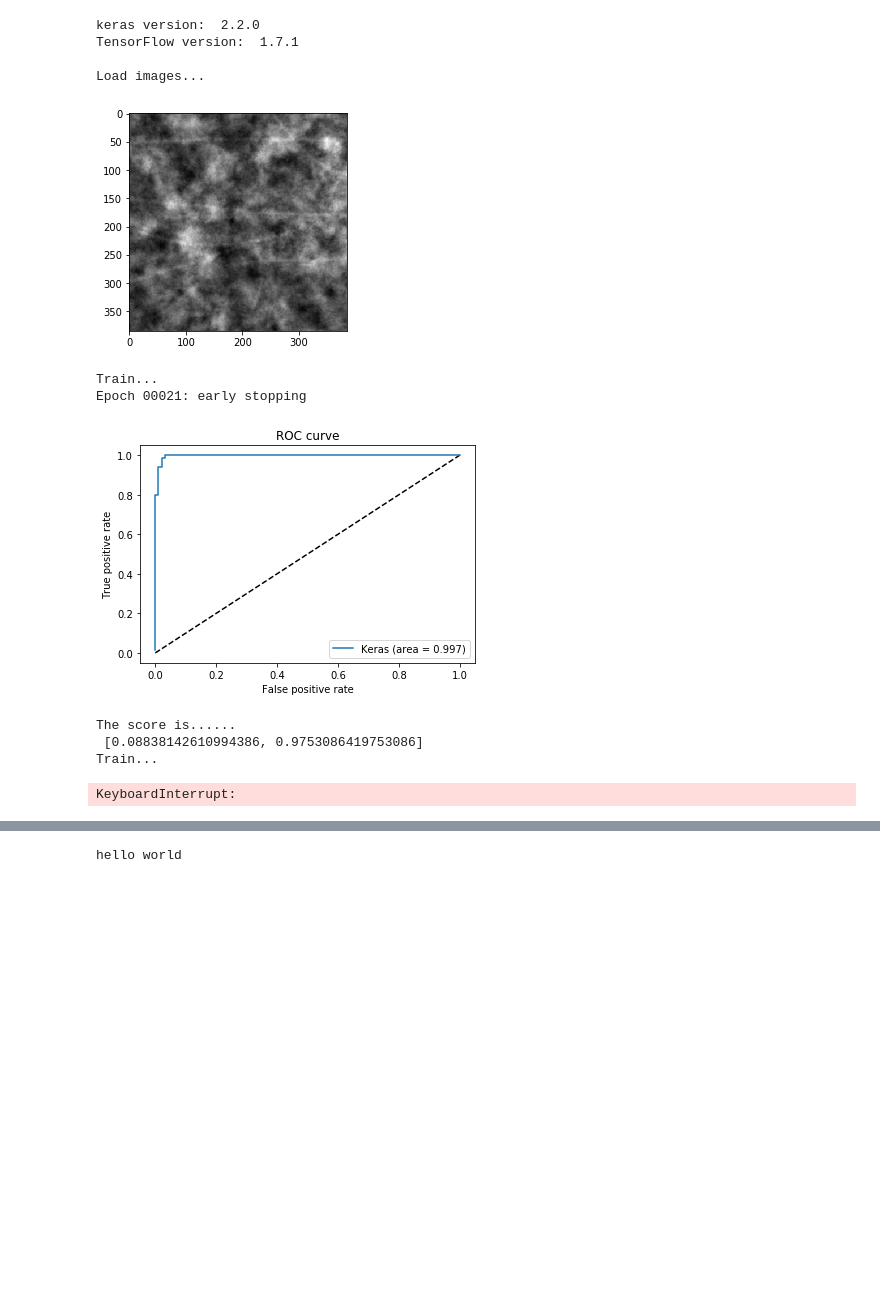
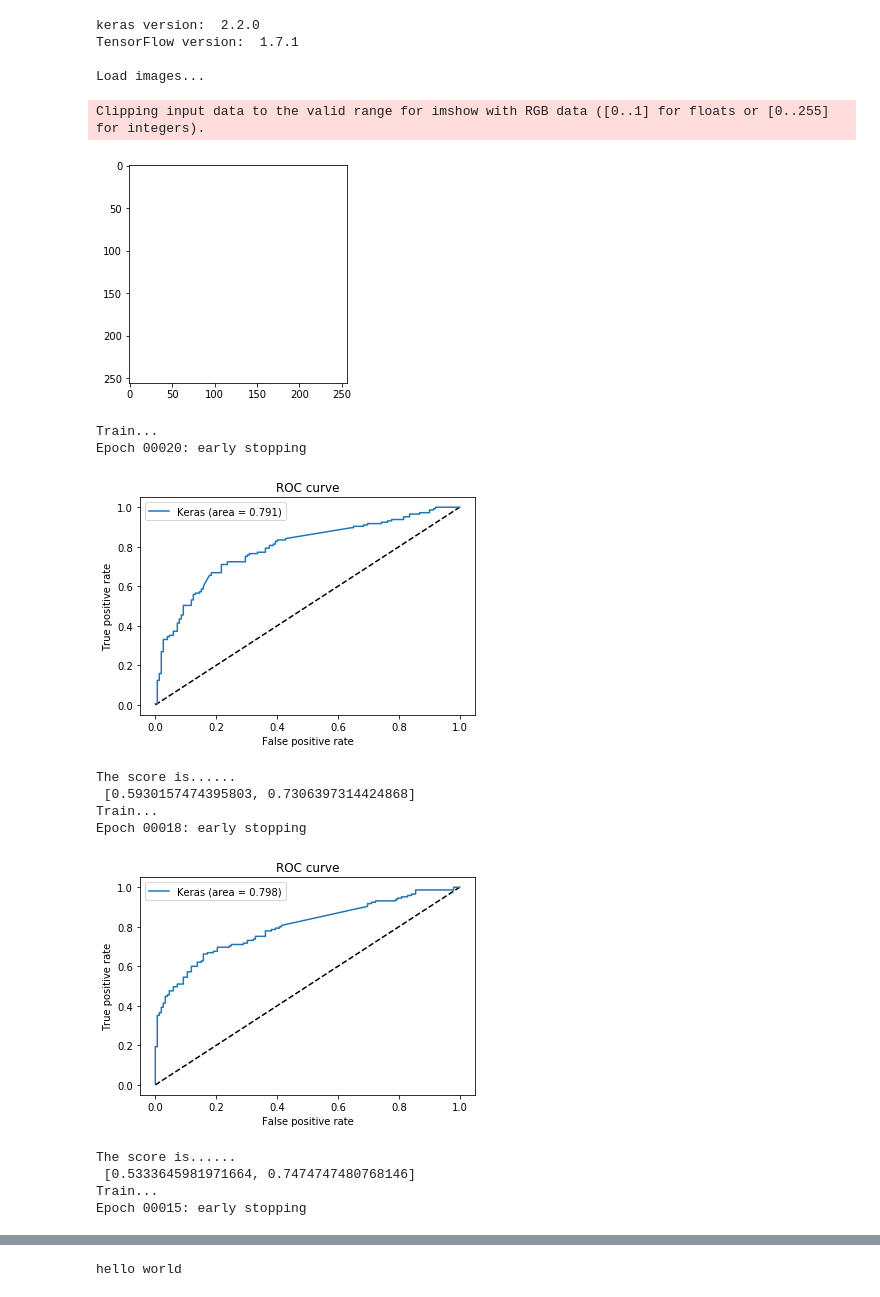
Before and after one commit to Big-Tree/kerasTF, a Jupyter notebook: kerasTransferLearning.ipynb, the cells around one changed output, grey strips where cells are left out. Drawn from its saved outputs; the diff is of its cells as text; code cells hidden in the pictures; blank space fills up the shorter version.

Commit message:
ROC curve for lesions

```diff
--- a/kerasTransferLearning.ipynb
+++ b/kerasTransferLearning.ipynb
@@ -32,17 +32,17 @@ set_session(tf.Session(config=config))
 # Globals
 VERBOSE = 0
 ARCHITECTURE = 0
-NORMALISE = 255
+NORMALISE = 1
 CLASSDIR_0 = '/vol/vssp/cvpwrkspc01/scratch/wm0015/crops256/normal/*'
 CLASSDIR_1 = '/vol/vssp/cvpwrkspc01/scratch/wm0015/crops256/malignant/*'
 # Calcs
-CLASSDIR_0 = '/user/HS204/wm0015/student/allCalcs/0/*'
-CLASSDIR_1 = '/user/HS204/wm0015/student/allCalcs/1/*'
+#CLASSDIR_0 = '/user/HS204/wm0015/student/allCalcs/0/*'
+#CLASSDIR_1 = '/user/HS204/wm0015/student/allCalcs/1/*'
 MODEL_SAVE = '/vol/vssp/cvpwrkspc01/scratch/wm0015/models/best_model.h5'
 BATCH_SIZE = 100
 EPOCHS = 50
 INPUT_SHAPE = [256, 256, 3]
-INPUT_SHAPE = [385, 385, 3]
+#INPUT_SHAPE = [385, 385, 3]
 FOLDS = 5
 PATIENCE = 5
 
@@ -301,38 +301,44 @@ def main():
         auc_keras = auc(fpr_keras, tpr_keras)
         plt.figure(1)
         plt.plot([0, 1], [0, 1], 'k--')
         plt.plot(fpr_keras, tpr_keras, label='Keras (area = {:.3f})'.format(auc_keras))
         plt.xlabel('False positive rate')
         plt.ylabel('True positive rate')
         plt.title('ROC curve')
         plt.legend(loc='best')
         plt.show()
 
 
         # Evaluate
         score = model.evaluate(val_data['img'], val_data['label'], verbose=0)
         valStats.append(score)
         print('The score is......\n', score)
 
 
 
     valStats = np.asarray(valStats)
     print('Validations: \n', valStats[:, 1])
     print('Average loss: ', sum(valStats[:, 0])/FOLDS)
     print('Average validation: ', sum(valStats[:, 1])/FOLDS)
 
 if __name__ == "__main__":
     main()
 # %% [output]
 keras version:  2.2.0
 TensorFlow version:  1.7.1
 
 Load images...
+Clipping input data to the valid range for imshow with RGB data ([0..1] for floats or [0..255] for integers).
-[figure, old version]
+[figure, new version]
-Train...
-Epoch 00021: early stopping
+Train...
+Epoch 00020: early stopping
-[figure, old version]
+[figure, new version]
-The score is......
- [0.08838142610994386, 0.9753086419753086]
-Train...
-KeyboardInterrupt:
+The score is......
+ [0.5930157474395803, 0.7306397314424868]
+Train...
+Epoch 00018: early stopping
+[figure, added]
+The score is......
+ [0.5333645981971664, 0.7474747480768146]
+Train...
+Epoch 00015: early stopping
```
Also changed, not shown: parts of 1 cell of this notebook.
